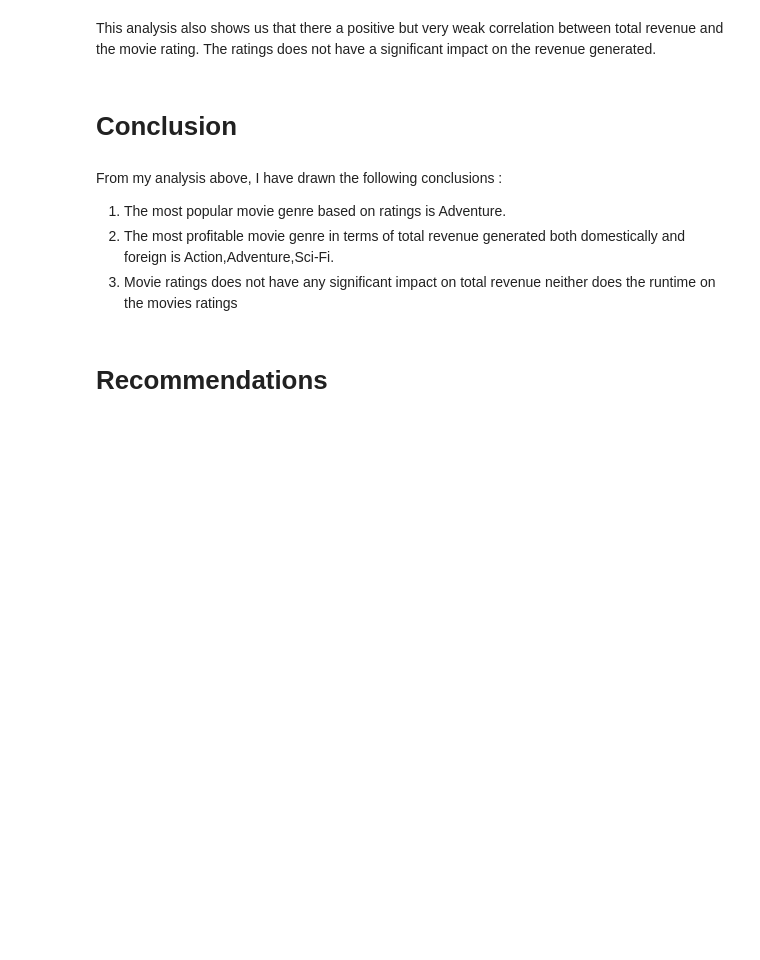
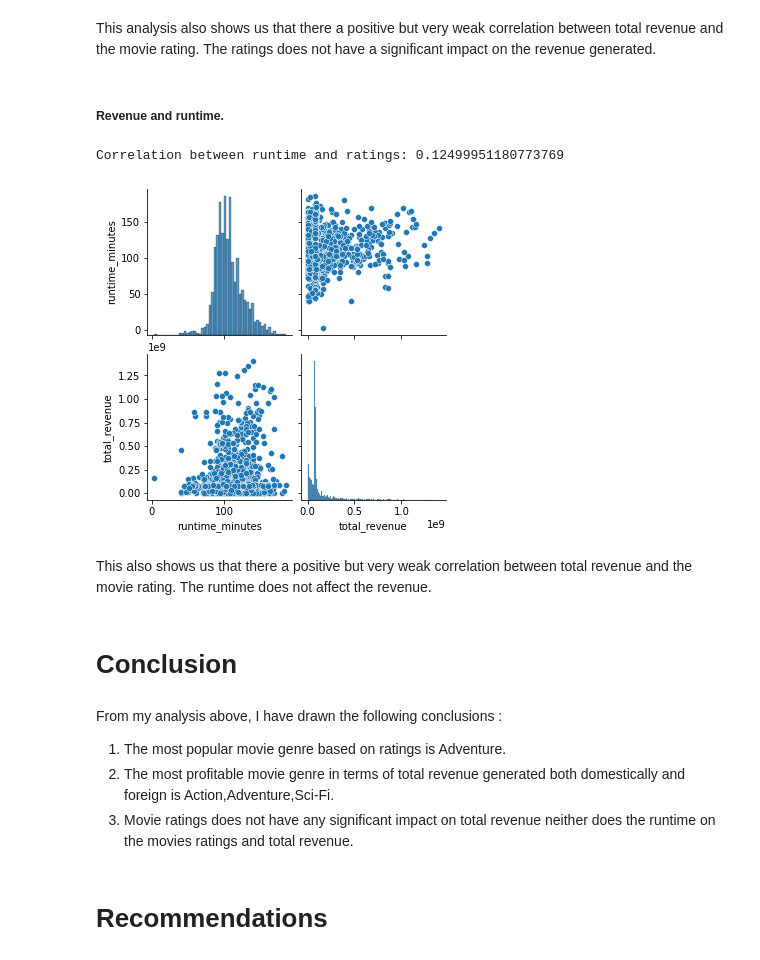
Before and after one commit to Kipsowe/dsc-phase-1-project, a Jupyter notebook: student.ipynb, the cells around one changed output. Saved outputs shown, nothing was run; the diff lists cells and outputs as text; code cells hidden in the pictures; blank space fills up the shorter version.

```diff
--- a/student.ipynb
+++ b/student.ipynb
@@ -547,10 +538,26 @@ plt.show()
 # %% [markdown]
 This analysis also shows us that there a positive but very weak correlation between total revenue and the movie rating.
 The ratings does not have a significant impact on the revenue generated.
+# %% [markdown]
+##### Revenue and runtime.
+# %%
+run_revenue_corr = df['runtime_minutes'].corr(df['total_revenue'])
+
+print(f"Correlation between runtime and ratings: {run_rate_corr}")
+# %% [output]
+Correlation between runtime and ratings: 0.12499951180773769
+# %%
+# Plotting a pirplot of the correlation between runtime ans total revenue.
+sns.pairplot(df[['runtime_minutes', 'total_revenue']])
+plt.show()
+# %% [output]
+[figure, added]
+# %% [markdown]
+This also shows us that there a positive but very weak correlation between total revenue and the movie rating. The runtime does not affect the revenue.
 # %% [markdown]
 # Conclusion
 # %% [markdown]
 From my analysis above, I have drawn the following conclusions :
 1. The most popular movie genre based on ratings is Adventure.
 2. The most profitable movie genre in terms of total revenue generated both domestically and foreign is Action,Adventure,Sci-Fi.
-3. Movie ratings does not have any significant impact on total revenue neither does the runtime on the movies ratings
+3. Movie ratings does not have any significant impact on total revenue neither does the runtime on the movies ratings and total revenue.
```
Also changed, not shown: parts of 3 cells of this notebook, 7 other files.
